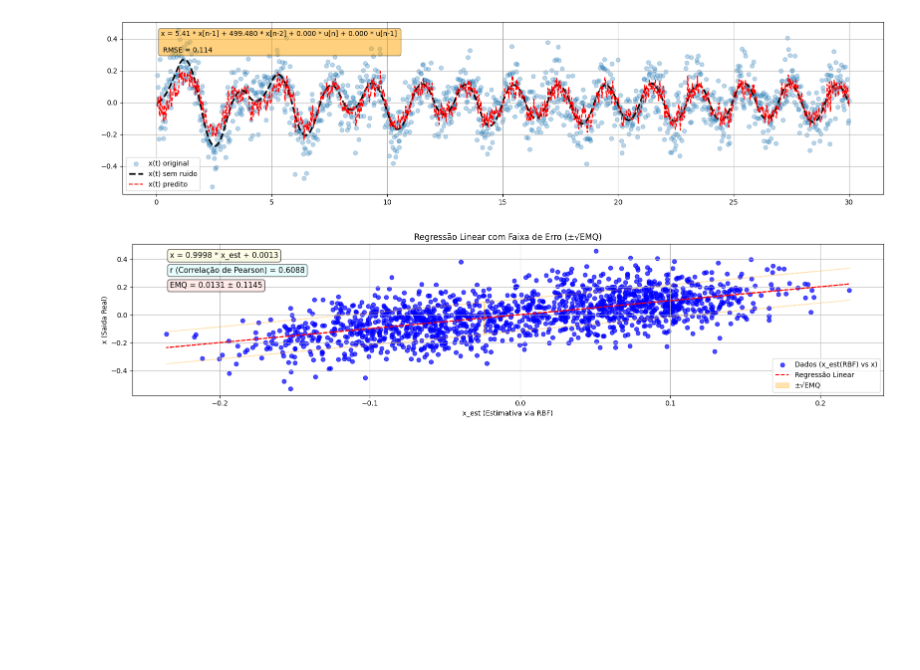
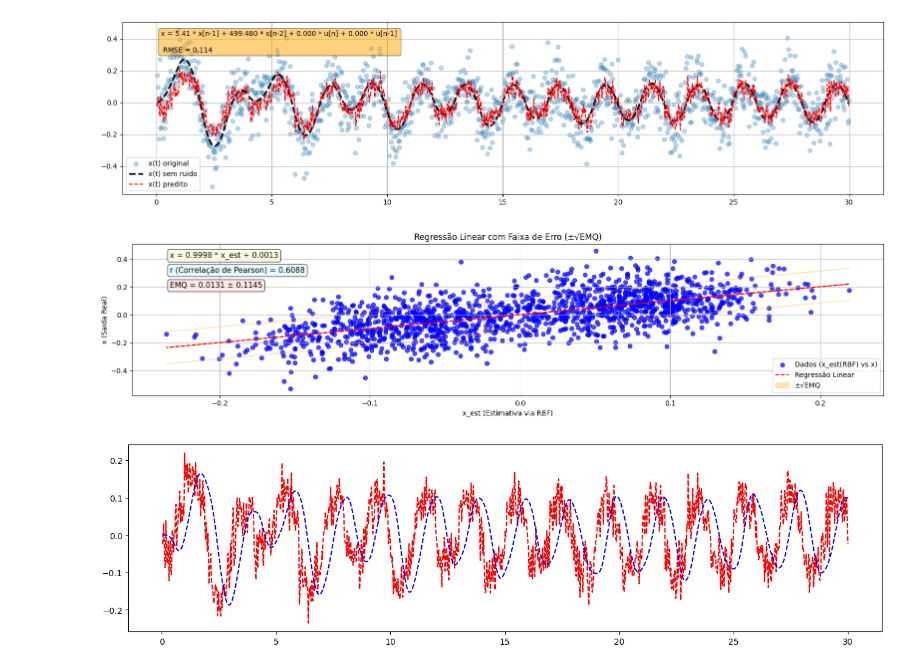
Before and after one commit to EnzoFSouza/computacao_numerica, a Jupyter notebook: Projeto_01_U2.ipynb, the cells around one changed output. Saved outputs shown, nothing was run; the diff lists cells and outputs as text; code cells hidden in the pictures; blank space fills up the shorter version.

```diff
--- a/Projeto_01_U2.ipynb
+++ b/Projeto_01_U2.ipynb
@@ -382,3 +383,24 @@ plt.show()
 # %% [output]
 [figure]
 [figure]
+# %%
+fs = 1000.0
+cutoff_freq = 20.0
+
+Wn = cutoff_freq / (fs / 2.0)
+order = 4 # Ordem do filtro (quanto maior, mais acentuada a transição)
+
+# Obter os coeficientes do filtro (b, a)
+b, a = butter(order, Wn, btype='low', analog=False)
+
+# 3. Aplicação do filtro
+# Usa lfilter para filtragem direta ou filtfilt para filtragem bidirecional (sem atraso de fase)
+x_filtro = lfilter(b, a, x_est)
+#filtered_signal_filtfilt = filtfilt(b, a, x_est)
+
+plt.figure(figsize=(16, 4))
+plt.plot(t, x_est, 'r--')
+plt.plot(t, x_filtro, 'b--')
+plt.show()
+# %% [output]
+[figure, added]
```
Also changed, not shown: parts of 1 cell of this notebook.
